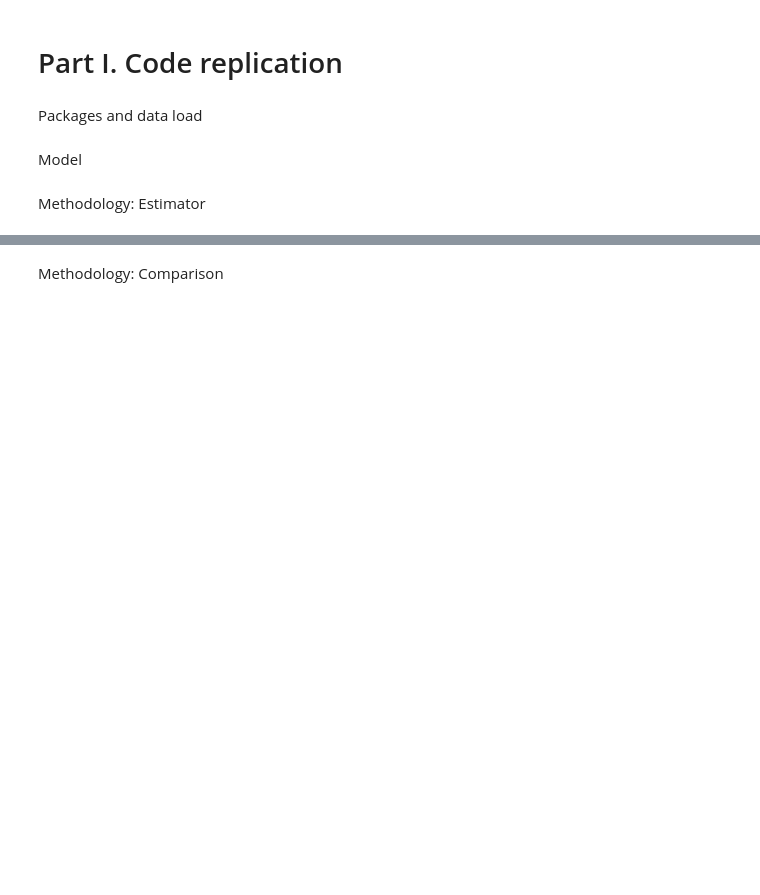
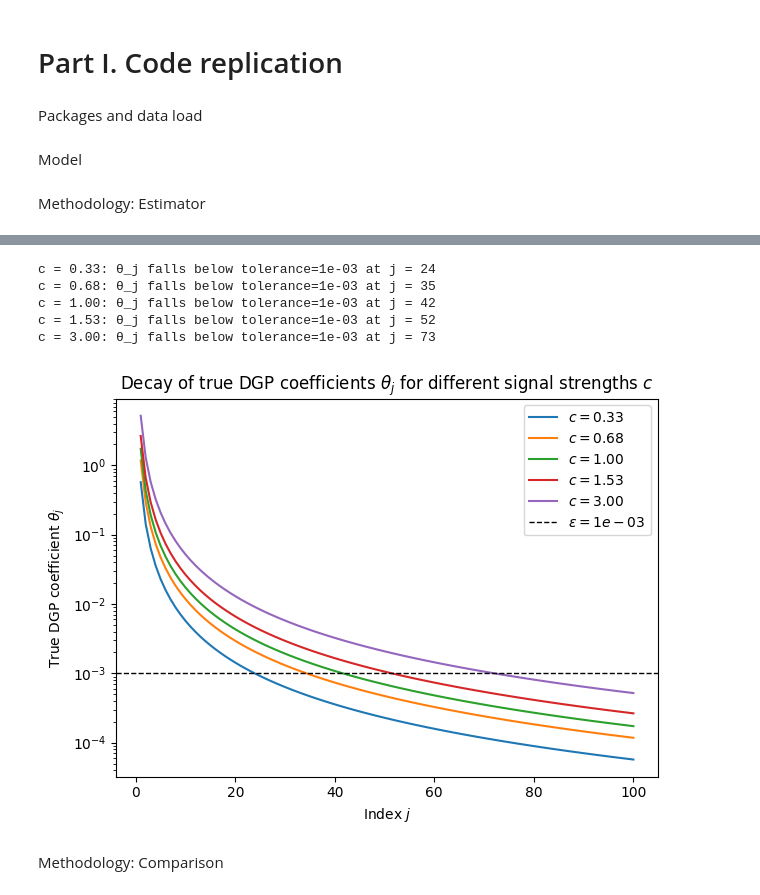
Before and after one commit to avril-rdgz/SCEDS_TVMA, a Jupyter notebook: main.ipynb, the cells around one changed output, grey strips where cells are left out. Saved outputs shown, nothing was run; the diff lists cells and outputs as text; code cells hidden in the pictures; blank space fills up the shorter version.

```diff
--- a/main.ipynb
+++ b/main.ipynb
@@ -164,0 +57,34 @@ c = 2.5: criterion fails at j = 85
+# %%
+
+def check_true_dgp(alpha=1.5, eps=1e-3):
+    j = np.arange(1, 101)
+    # c values implied by R^2 in [0.1, 0.9]
+    cs = [0.33, 0.68, 1.00, 1.53, 3.00]
+
+    for c in cs:
+        theta = c * np.sqrt(2 * alpha) * j**(-(alpha + 0.5))
+        # find first index where theta_j <= eps since theta is monotonically decreasing
+        fail_idx = np.where(theta <= eps)[0]
+
+        if len(fail_idx) == 0:
+            print(f"c = {c:.2f}: θ_j remains above tolerance={eps:.0e} for all j ≤ {j[-1]}")
+        else:
+            j_star = j[fail_idx[0]]
+            print(f"c = {c:.2f}: θ_j falls below tolerance={eps:.0e} at j = {j_star}")
+        plt.plot(j, theta, label=fr"$c = {c:.2f}$")
+    plt.axhline(eps, color="black", linestyle="--", linewidth=1, label=fr"$\varepsilon = {eps:.0e}$")
+    plt.xlabel(r"Index $j$")
+    plt.ylabel(r"True DGP coefficient $\theta_j$")
+    plt.title(r"Decay of true DGP coefficients $\theta_j$ for different signal strengths $c$")
+    plt.yscale("log")
+    plt.legend()
+    plt.tight_layout()
+    plt.show()
+check_true_dgp()
+# %% [output]
+c = 0.33: θ_j falls below tolerance=1e-03 at j = 24
+c = 0.68: θ_j falls below tolerance=1e-03 at j = 35
+c = 1.00: θ_j falls below tolerance=1e-03 at j = 42
+c = 1.53: θ_j falls below tolerance=1e-03 at j = 52
+c = 3.00: θ_j falls below tolerance=1e-03 at j = 73
+[figure, added]
```
Also changed, not shown: parts of 6 cells of this notebook.
